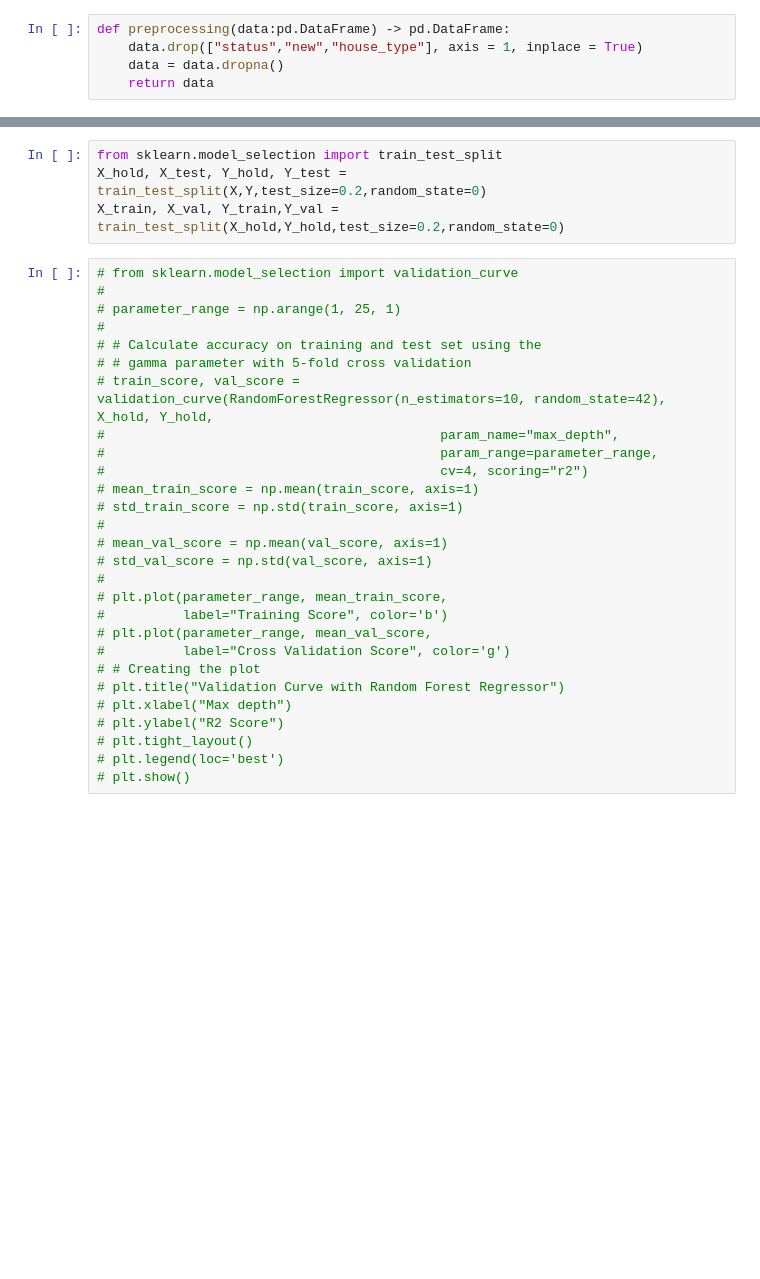
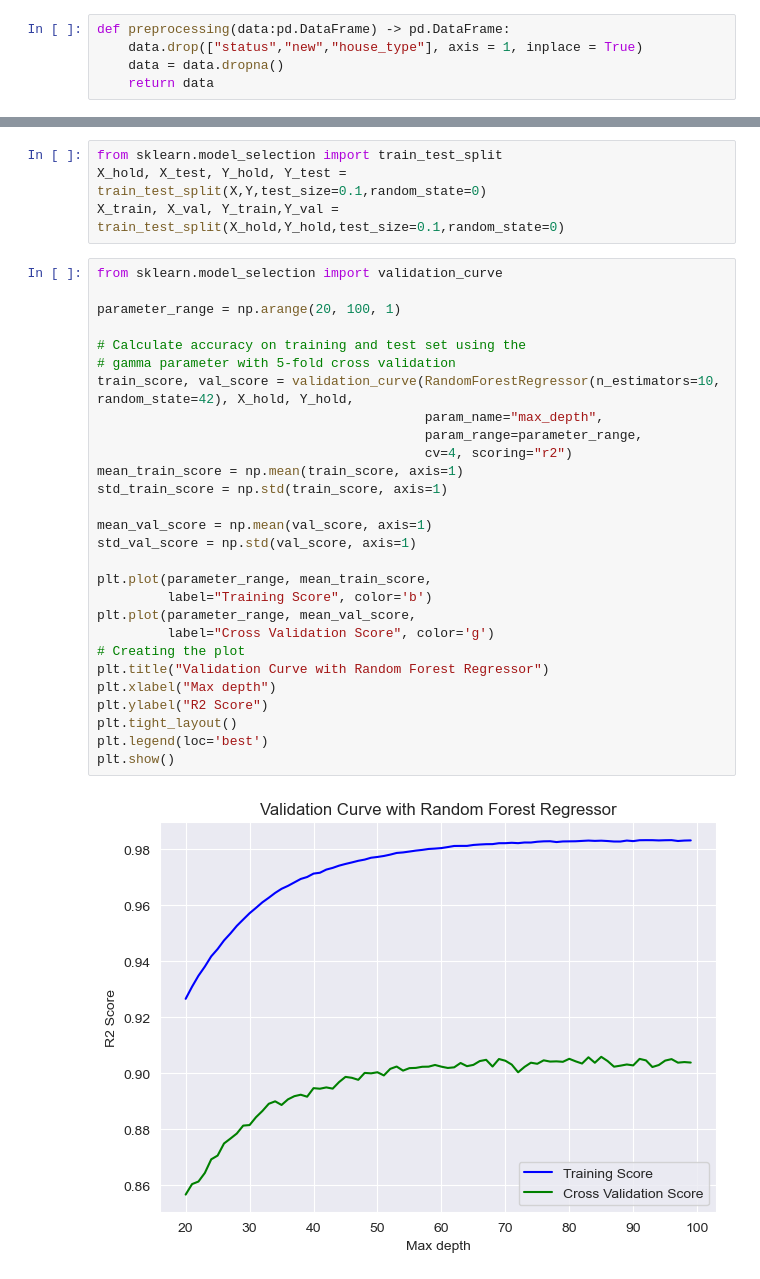
Before and after one commit to MinhPhucLe/Machine-Learning-Project-2023.2, a Jupyter notebook: notebooks/RandomForest/RandomForest_3.ipynb, the cells around one changed output, grey strips where cells are left out. Saved outputs shown, nothing was run; the diff lists cells and outputs as text; blank space fills up the shorter version.

```diff
--- a/notebooks/RandomForest/RandomForest_3.ipynb
+++ b/notebooks/RandomForest/RandomForest_3.ipynb
@@ -67,33 +86,35 @@ print(Y.shape)
 # %%
 from sklearn.model_selection import train_test_split
-X_hold, X_test, Y_hold, Y_test = train_test_split(X,Y,test_size=0.2,random_state=0)
-X_train, X_val, Y_train,Y_val = train_test_split(X_hold,Y_hold,test_size=0.2,random_state=0)
+X_hold, X_test, Y_hold, Y_test = train_test_split(X,Y,test_size=0.1,random_state=0)
+X_train, X_val, Y_train,Y_val = train_test_split(X_hold,Y_hold,test_size=0.1,random_state=0)
 # %%
-# from sklearn.model_selection import validation_curve
-#
-# parameter_range = np.arange(1, 25, 1)
-#
-# # Calculate accuracy on training and test set using the
-# # gamma parameter with 5-fold cross validation
-# train_score, val_score = validation_curve(RandomForestRegressor(n_estimators=10, random_state=42), X_hold, Y_hold,
-#                                           param_name="max_depth",
-#                                           param_range=parameter_range,
-#                                           cv=4, scoring="r2")
-# mean_train_score = np.mean(train_score, axis=1)
-# std_train_score = np.std(train_score, axis=1)
-#
-# mean_val_score = np.mean(val_score, axis=1)
-# std_val_score = np.std(val_score, axis=1)
-#
-# plt.plot(parameter_range, mean_train_score,
-#          label="Training Score", color='b')
-# plt.plot(parameter_range, mean_val_score,
-#          label="Cross Validation Score", color='g')
-# # Creating the plot
-# plt.title("Validation Curve with Random Forest Regressor")
-# plt.xlabel("Max depth")
-# plt.ylabel("R2 Score")
-# plt.tight_layout()
-# plt.legend(loc='best')
-# plt.show()
+from sklearn.model_selection import validation_curve
+
+parameter_range = np.arange(20, 100, 1)
+
+# Calculate accuracy on training and test set using the
+# gamma parameter with 5-fold cross validation
+train_score, val_score = validation_curve(RandomForestRegressor(n_estimators=10, random_state=42), X_hold, Y_hold,
+                                          param_name="max_depth",
+                                          param_range=parameter_range,
+                                          cv=4, scoring="r2")
+mean_train_score = np.mean(train_score, axis=1)
+std_train_score = np.std(train_score, axis=1)
+
+mean_val_score = np.mean(val_score, axis=1)
+std_val_score = np.std(val_score, axis=1)
+
+plt.plot(parameter_range, mean_train_score,
+         label="Training Score", color='b')
+plt.plot(parameter_range, mean_val_score,
+         label="Cross Validation Score", color='g')
+# Creating the plot
+plt.title("Validation Curve with Random Forest Regressor")
+plt.xlabel("Max depth")
+plt.ylabel("R2 Score")
+plt.tight_layout()
+plt.legend(loc='best')
+plt.show()
+# %% [output]
+[figure, added]
 # %%
```
Also changed, not shown: parts of 14 cells of this notebook, 10 other files.
